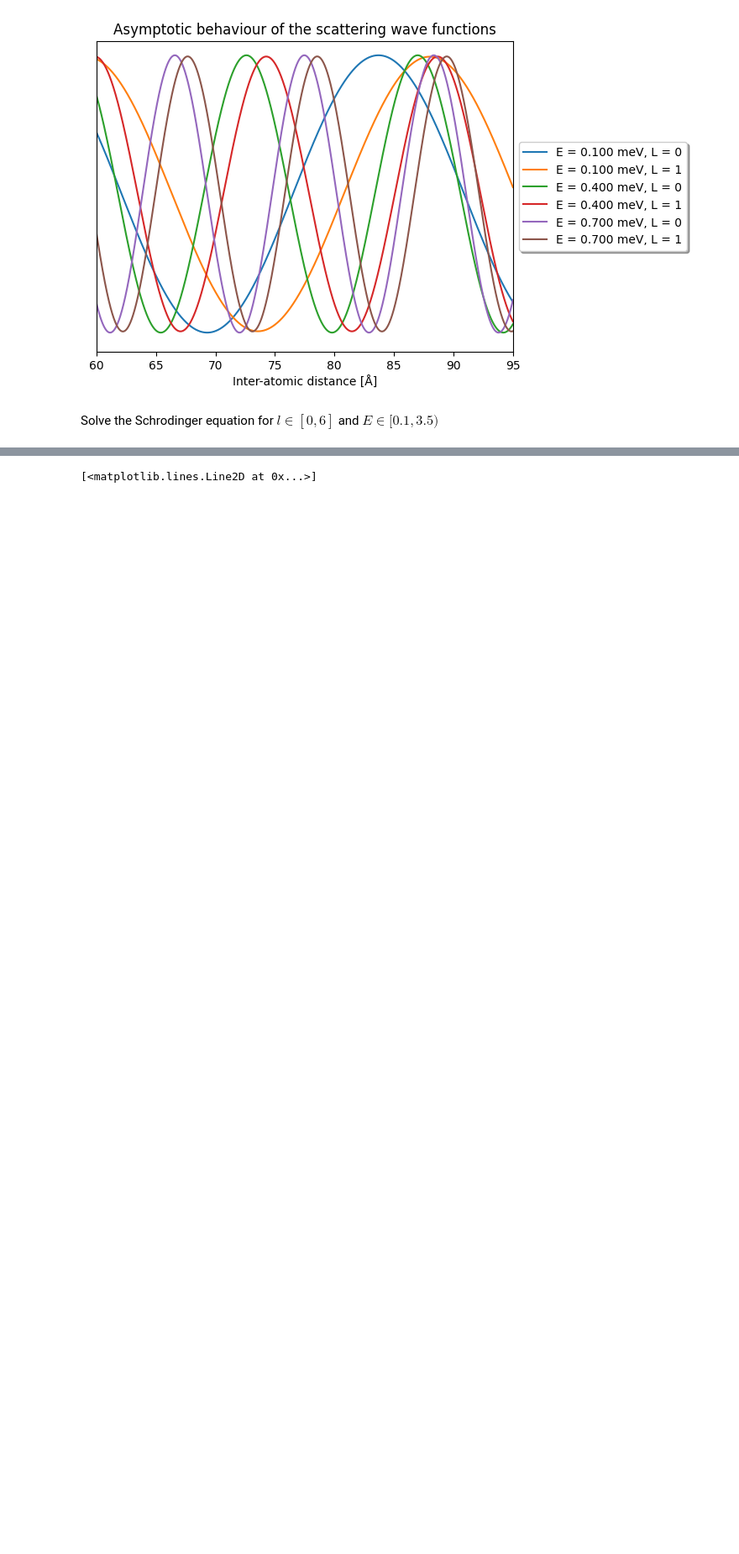
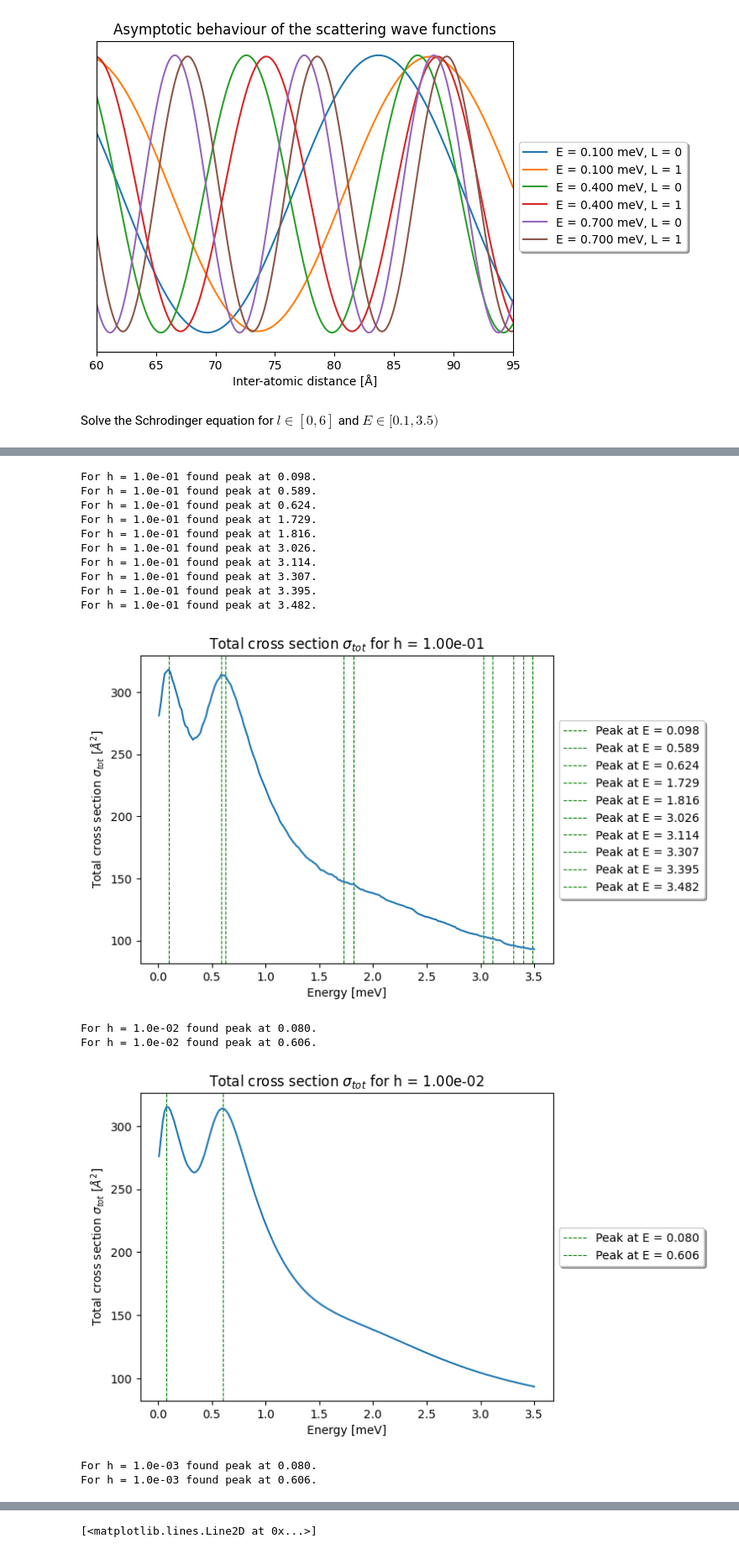
Before and after one commit to ihategoto/physipy, a Jupyter notebook: physipy/notebooks/phase_shifts_scattering.ipynb, the cells around one changed output, grey strips where cells are left out. Shown at 84% size. Saved outputs shown, nothing was run; the diff lists cells and outputs as text; code cells hidden in the pictures; blank space fills up the shorter version.

```diff
--- a/physipy/notebooks/phase_shifts_scattering.ipynb
+++ b/physipy/notebooks/phase_shifts_scattering.ipynb
@@ -134,0 +174,33 @@ for _l in ls:
+# %%
+from scipy.signal import find_peaks
+i = 0
+
+for h in hs:
+    peaks, _ = find_peaks(cross_sections[i])
+    for peak in peaks:
+        print(f'For h = {h:.1e} found peak at {E[peak]:.3f}.')
+        plt.axvline(E[peak], ymin=0, ymax=1, color='g', linestyle = 'dashed', linewidth=0.8, label = f'Peak at E = {E[peak]:.3f}')
+    plt.title(r'Total cross section $\sigma_{tot}$ for ' + f'h = {h:.2e}')
+    plt.ylabel(r'Total cross section $\sigma_{tot}$ [$Å^2$]')
+    plt.xlabel('Energy [meV]')
+    plt.plot(E, cross_sections[i])
+    plt.legend(loc = 'center left', ncols = 1, bbox_to_anchor=(1, 0.5), fancybox = True, shadow = True)
+    plt.show()
+    i += 1
+# %% [output]
+For h = 1.0e-01 found peak at 0.098.
+For h = 1.0e-01 found peak at 0.589.
+For h = 1.0e-01 found peak at 0.624.
+For h = 1.0e-01 found peak at 1.729.
+For h = 1.0e-01 found peak at 1.816.
+For h = 1.0e-01 found peak at 3.026.
+For h = 1.0e-01 found peak at 3.114.
+For h = 1.0e-01 found peak at 3.307.
+For h = 1.0e-01 found peak at 3.395.
+For h = 1.0e-01 found peak at 3.482.
+[figure, added]
+For h = 1.0e-02 found peak at 0.080.
+For h = 1.0e-02 found peak at 0.606.
+[figure, added]
+For h = 1.0e-03 found peak at 0.080.
+For h = 1.0e-03 found peak at 0.606.
```
Also changed, not shown: parts of 11 cells of this notebook.
